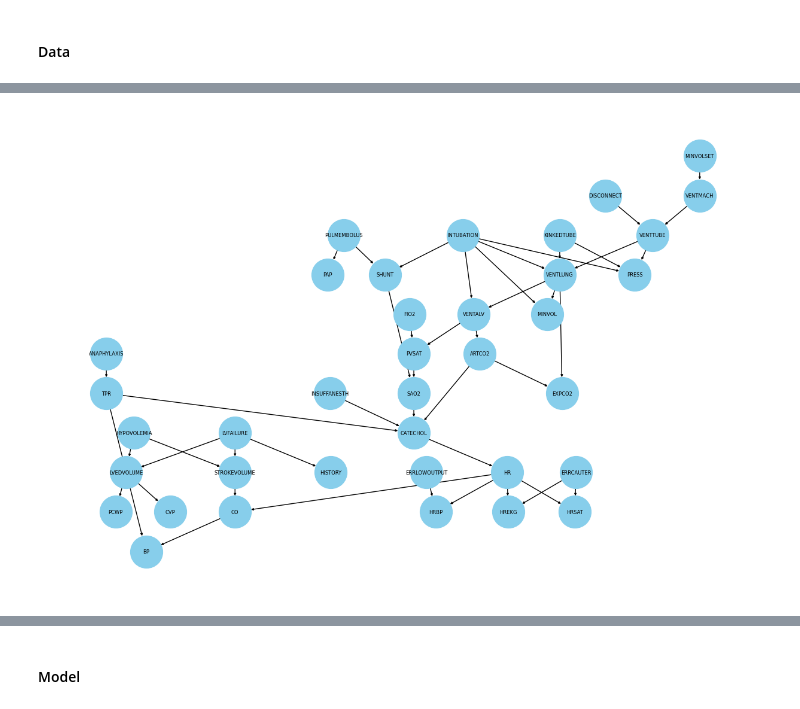
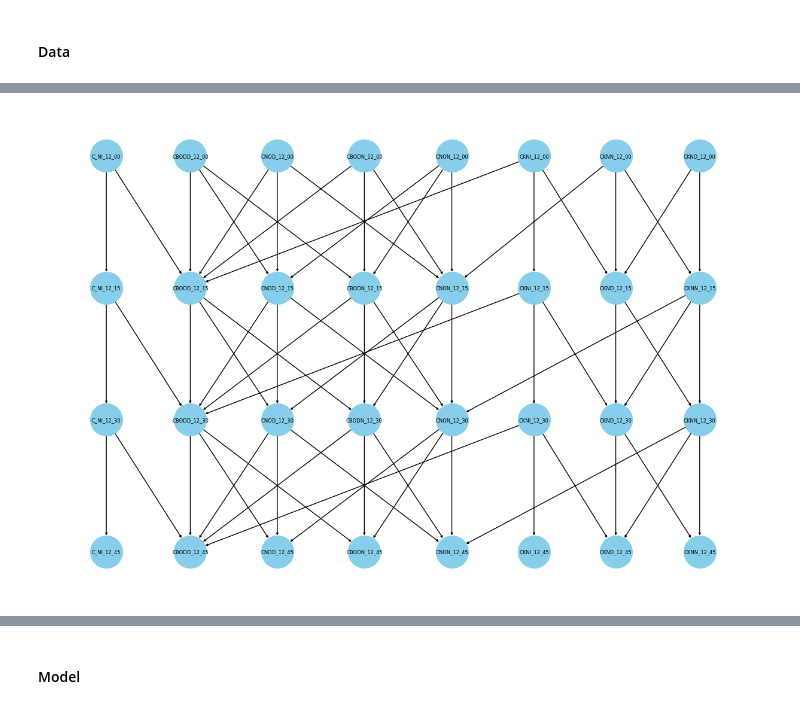
Before and after one commit to TumeloMkwambe/Honours-RP, a Jupyter notebook: main.ipynb, the cells around one changed output, grey strips where cells are left out. Drawn from its saved outputs; the diff is of its cells as text; code cells hidden in the pictures.

```diff
--- a/main.ipynb
+++ b/main.ipynb
@@ -29,5 +24,5 @@ class_name = national_poll_on_healthy_aging_npha.data.targets.columns[0]
 # %%
-ground_bn = get_example_model("alarm")
+ground_bn = get_example_model("water")
 
 dataset = ground_bn.simulate(n_samples = 1000)
 
@@ -37 +32 @@ WARNING:pgmpy:Probability values don't exactly sum to 1. Differ by: -2.220446049
-[figure, old version]
+[figure, new version]
```
Also changed, not shown: parts of 24 cells of this notebook, 2 other files.
